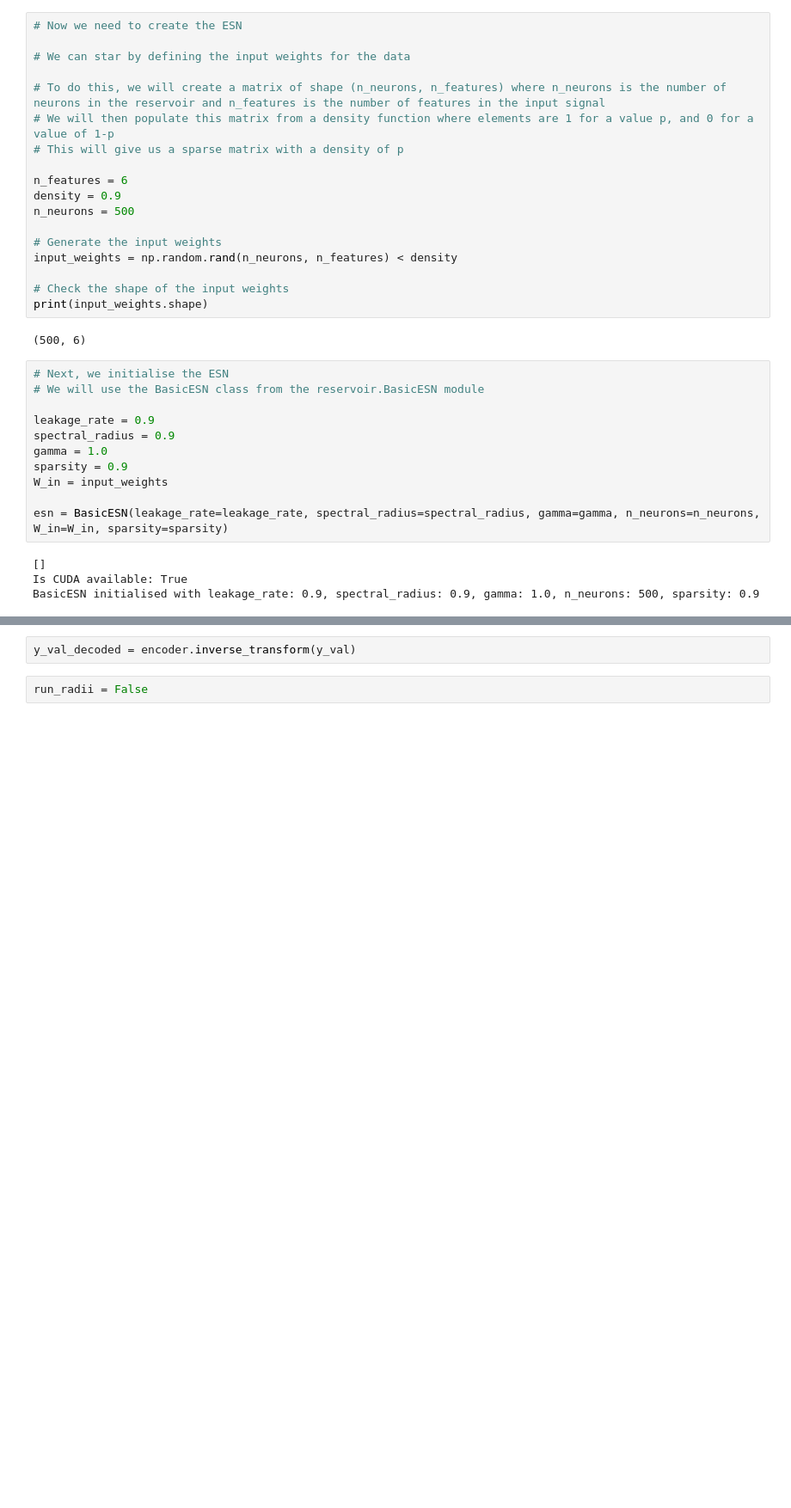
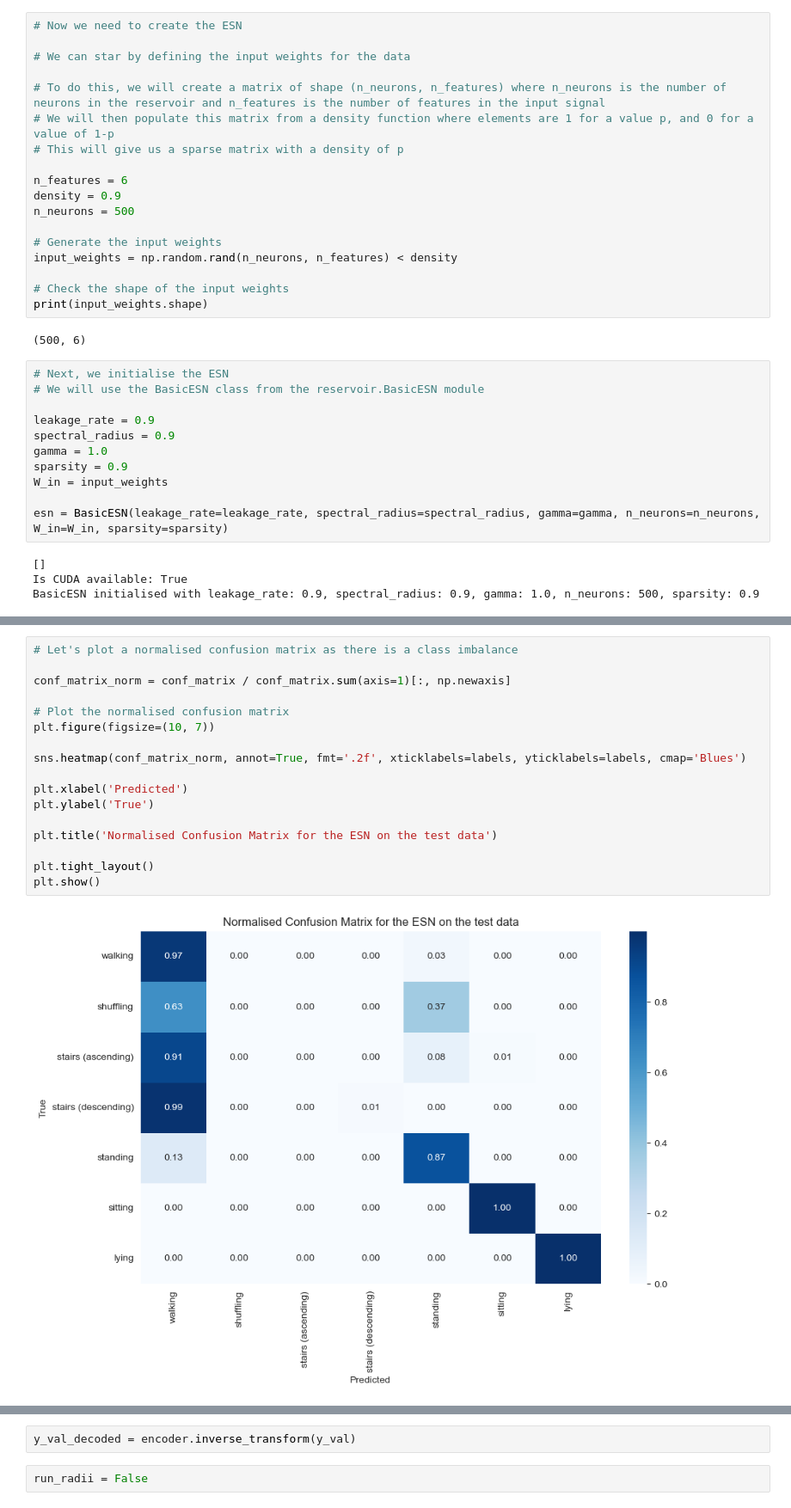
Before and after one commit to 007spy9/COM6906-Dissertation, a Jupyter notebook: training/basicESN_har70.ipynb, the cells around one changed output, grey strips where cells are left out. Shown at 86% size. Saved outputs shown, nothing was run; the diff lists cells and outputs as text; blank space fills up the shorter version.

```diff
--- a/training/basicESN_har70.ipynb
+++ b/training/basicESN_har70.ipynb
@@ -518,3 +450,22 @@ plt.show()
+# %%
+# Let's plot a normalised confusion matrix as there is a class imbalance
+
+conf_matrix_norm = conf_matrix / conf_matrix.sum(axis=1)[:, np.newaxis]
+
+# Plot the normalised confusion matrix
+plt.figure(figsize=(10, 7))
+
+sns.heatmap(conf_matrix_norm, annot=True, fmt='.2f', xticklabels=labels, yticklabels=labels, cmap='Blues')
+
+plt.xlabel('Predicted')
+plt.ylabel('True')
+
+plt.title('Normalised Confusion Matrix for the ESN on the test data')
+
+plt.tight_layout()
+plt.show()
+# %% [output]
+[figure, added]
 # %%
 # Now we can calculate the precision, recall and f1-score for the ESN on the test data
 from sklearn.metrics import classification_report
```
Also changed, not shown: parts of 52 cells of this notebook, 5 other files.
